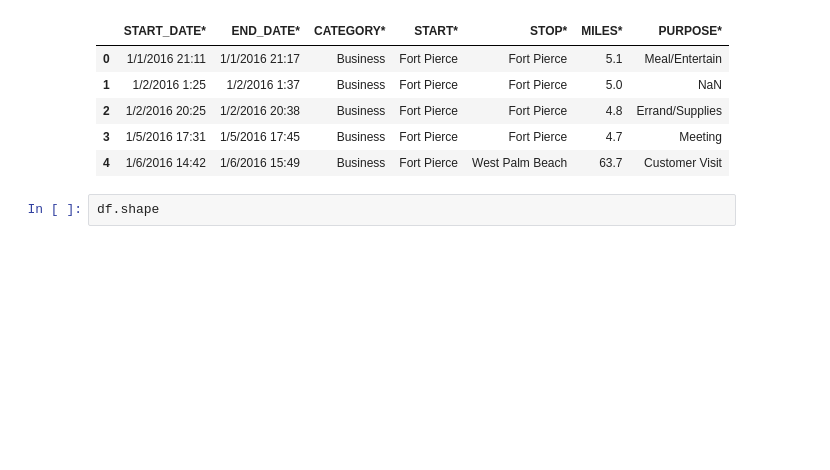
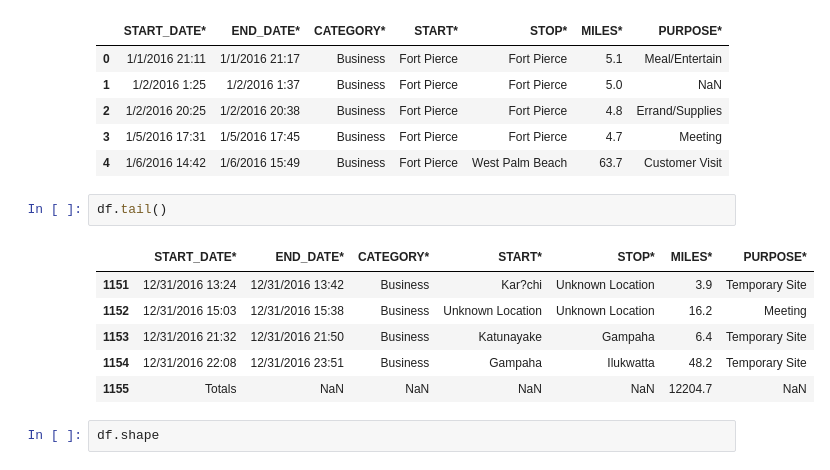
Before and after one commit to Kumar7sanu/Uber-Trips-Analysis, a Jupyter notebook: Uber_Trip_Analysis.ipynb, the cells around one changed output. Drawn from its saved outputs; the diff is of its cells as text; blank space fills up the shorter version.

```diff
--- a/Uber_Trip_Analysis.ipynb
+++ b/Uber_Trip_Analysis.ipynb
@@ -22,6 +29,15 @@ df.head()
 | 2 | 1/2/2016 20:25 | 1/2/2016 20:38 | Business | Fort Pierce | Fort Pierce | 4.8 | Errand/Supplies |
 | 3 | 1/5/2016 17:31 | 1/5/2016 17:45 | Business | Fort Pierce | Fort Pierce | 4.7 | Meeting |
 | 4 | 1/6/2016 14:42 | 1/6/2016 15:49 | Business | Fort Pierce | West Palm Beach | 63.7 | Customer Visit |
+# %%
+df.tail()
+# %% [output]
+|  | START_DATE* | END_DATE* | CATEGORY* | START* | STOP* | MILES* | PURPOSE* |
+| 1151 | 12/31/2016 13:24 | 12/31/2016 13:42 | Business | Kar?chi | Unknown Location | 3.9 | Temporary Site |
+| 1152 | 12/31/2016 15:03 | 12/31/2016 15:38 | Business | Unknown Location | Unknown Location | 16.2 | Meeting |
+| 1153 | 12/31/2016 21:32 | 12/31/2016 21:50 | Business | Katunayake | Gampaha | 6.4 | Temporary Site |
+| 1154 | 12/31/2016 22:08 | 12/31/2016 23:51 | Business | Gampaha | Ilukwatta | 48.2 | Temporary Site |
+| 1155 | Totals | NaN | NaN | NaN | NaN | 12204.7 | NaN |
 # %%
 df.shape
 # %% [output]
```
Also changed, not shown: parts of 14 cells of this notebook.
